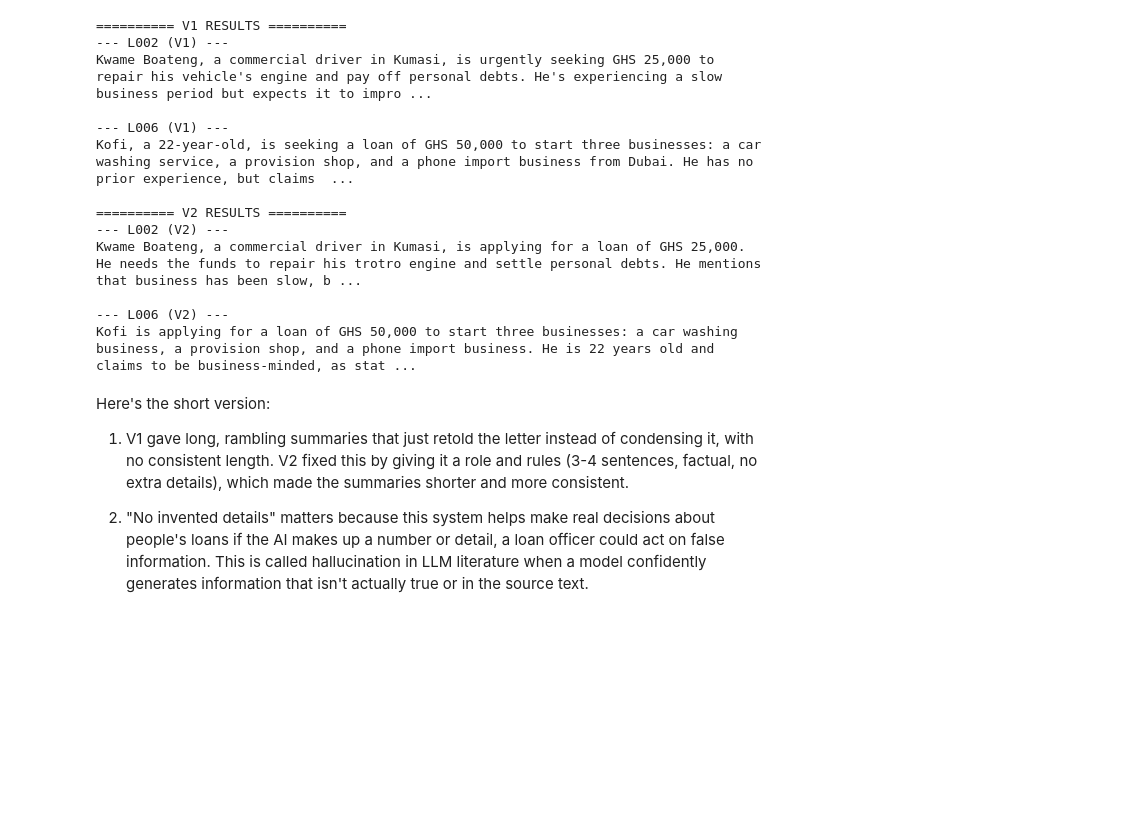
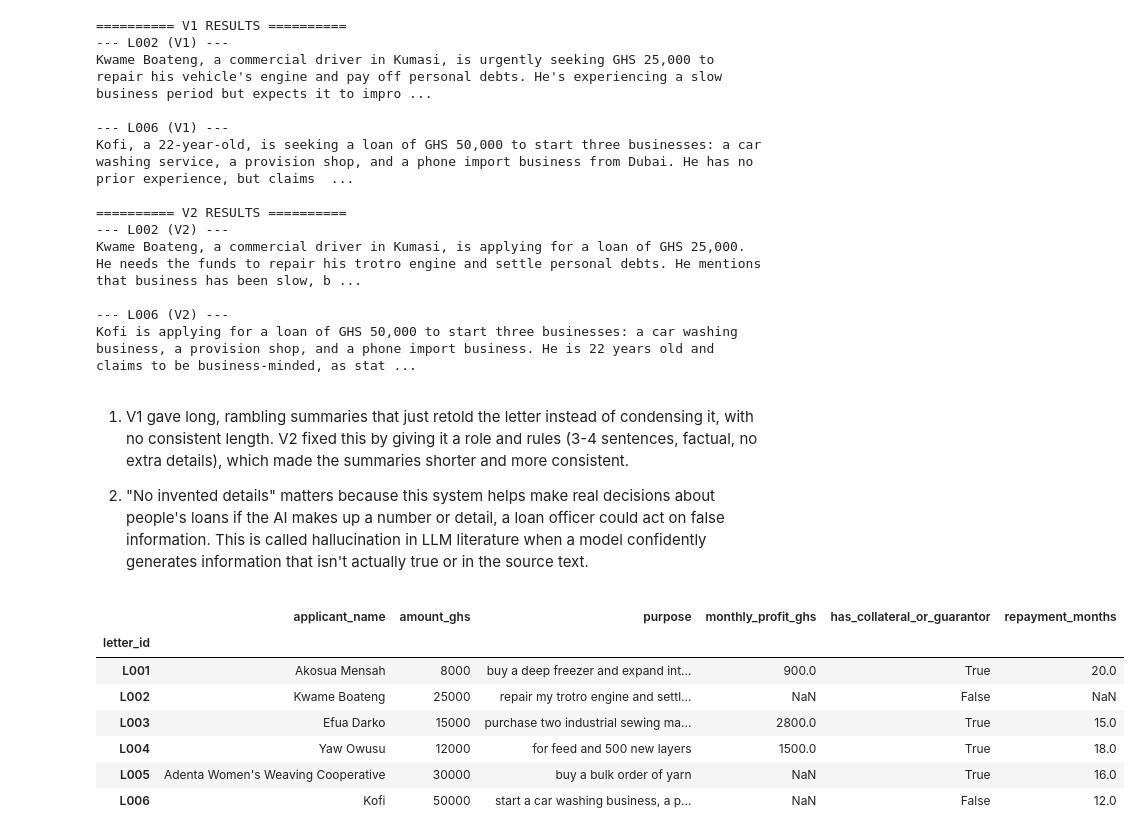
Before and after one commit to KukuaEshun/Lab, a Jupyter notebook: Labb4.ipynb, the cells around one changed output. Drawn from its saved outputs; the diff is of its cells as text; code cells hidden in the pictures; blank space fills up the shorter version.

````diff
--- a/Labb4.ipynb
+++ b/Labb4.ipynb
@@ -206,8 +206,71 @@ Kwame Boateng, a commercial driver in Kumasi, is applying for a loan of GHS 25,0
 --- L006 (V2) ---
 Kofi is applying for a loan of GHS 50,000 to start three businesses: a car washing business, a provision shop, and a phone import business. He is 22 years old and claims to be business-minded, as stat ...
 # %% [markdown]
-Here's the short version:
+
 
 1. V1 gave long, rambling summaries that just retold the letter instead of condensing it, with no consistent length. V2 fixed this by giving it a role and rules (3-4 sentences, factual, no extra details), which made the summaries shorter and more consistent.
 
 2. "No invented details" matters because this system helps make real decisions about people's loans  if the AI makes up a number or detail, a loan officer could act on false information. This is called hallucination in LLM literature  when a model confidently generates information that isn't actually true or in the source text.
+# %%
+import json
+import pandas as pd
+
+# The prompt gives the model a clear schema, ONE example (not from our 6 letters),
+# and tells it to use null instead of guessing.
+EXTRACT_SYSTEM_PROMPT = """You are a data extraction assistant for a microfinance company.
+You will be given a loan application letter.
+
+Return ONLY a JSON object with exactly these keys, and nothing else before or after it:
+- applicant_name (string)
+- amount_ghs (number)
+- purpose (string)
+- monthly_profit_ghs (number or null)
+- has_collateral_or_guarantor (true or false)
+- repayment_months (number or null)
+
+If a field is not stated in the letter, use null. Do not guess.
+
+Example letter:
+"My name is John Mensah. I run a small bakery and need GHS 5000 to buy an oven.
+My profit is about GHS 600 a month. My brother will guarantee the loan. I can pay
+GHS 300 monthly for 18 months."
+
+Example JSON output:
+{"applicant_name": "John Mensah", "amount_ghs": 5000, "purpose": "buy an oven",
+"monthly_profit_ghs": 600, "has_collateral_or_guarantor": true, "repayment_months": 18}
+"""
+
+def extract_fields(letter_text):
+    user_prompt = f"Letter:\n{letter_text}\n\nJSON:"
+    raw_answer = ask_llm(user_prompt, system_prompt=EXTRACT_SYSTEM_PROMPT, temperature=0)
+
+    # Remove ```json fences in case the model added them.
+    cleaned = raw_answer.strip()
+    cleaned = cleaned.replace("```json", "").replace("```", "").strip()
+
+    try:
+        return json.loads(cleaned)
+    except json.JSONDecodeError:
+        print("Warning: could not parse JSON for this letter.")
+        print("Raw output was:", raw_answer)
+        return None
+
+# Run it on all six letters.
+rows = []
+for letter_id, letter_text in LETTERS.items():
+    fields = extract_fields(letter_text)
+    if fields is not None:
+        fields["letter_id"] = letter_id
+        rows.append(fields)
+
+extraction_df = pd.DataFrame(rows).set_index("letter_id")
+extraction_df
+# %% [output]
+|  | applicant_name | amount_ghs | purpose | monthly_profit_ghs | has_collateral_or_guarantor | repayment_months |
+| letter_id |  |  |  |  |  |  |
+| L001 | Akosua Mensah | 8000 | buy a deep freezer and expand int... | 900.0 | True | 20.0 |
+| L002 | Kwame Boateng | 25000 | repair my trotro engine and settl... | NaN | False | NaN |
+| L003 | Efua Darko | 15000 | purchase two industrial sewing ma... | 2800.0 | True | 15.0 |
+| L004 | Yaw Owusu | 12000 | for feed and 500 new layers | 1500.0 | True | 18.0 |
+| L005 | Adenta Women's Weaving Cooperative | 30000 | buy a bulk order of yarn | NaN | True | 16.0 |
+| L006 | Kofi | 50000 | start a car washing business, a p... | NaN | False | 12.0 |
````
